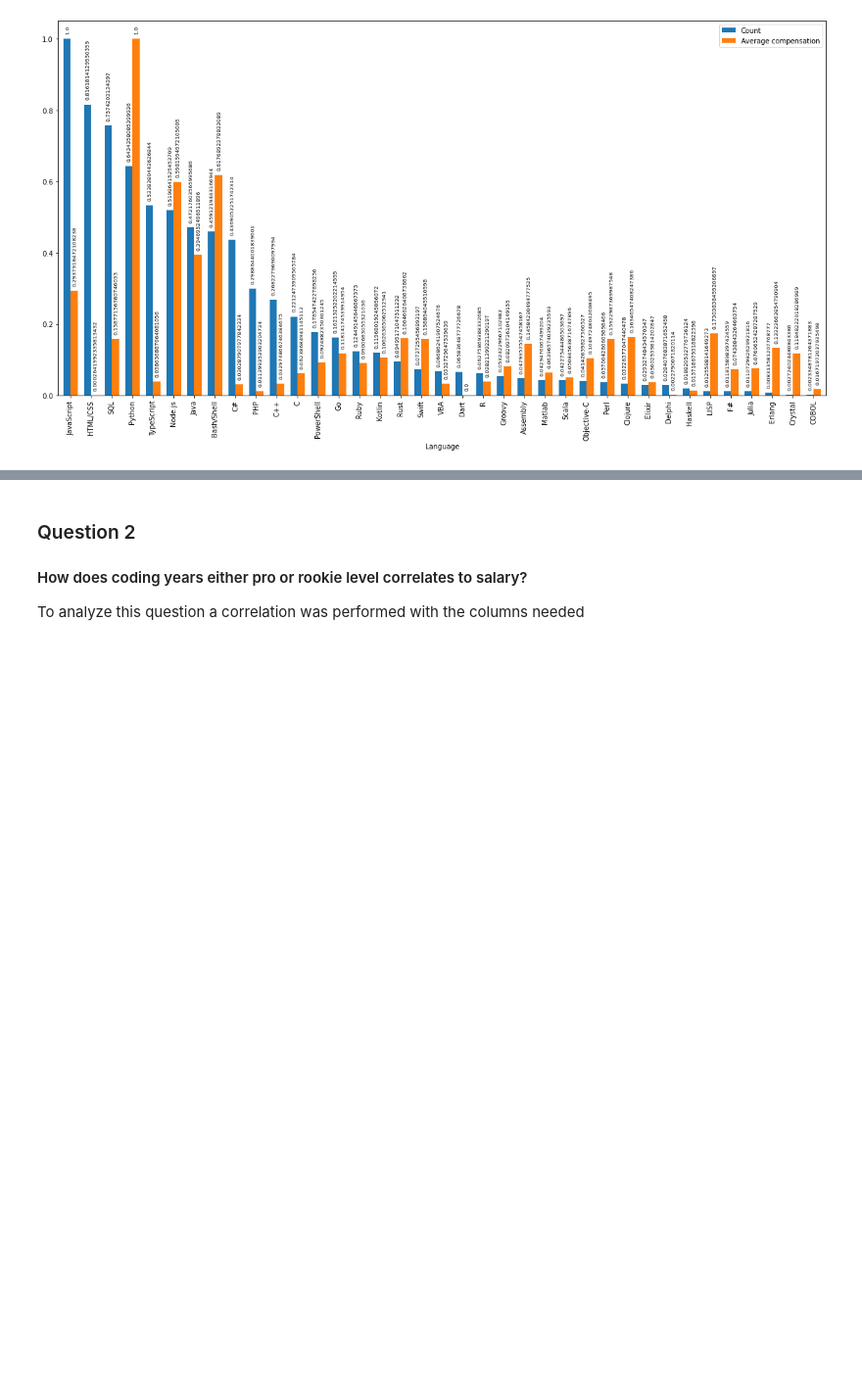
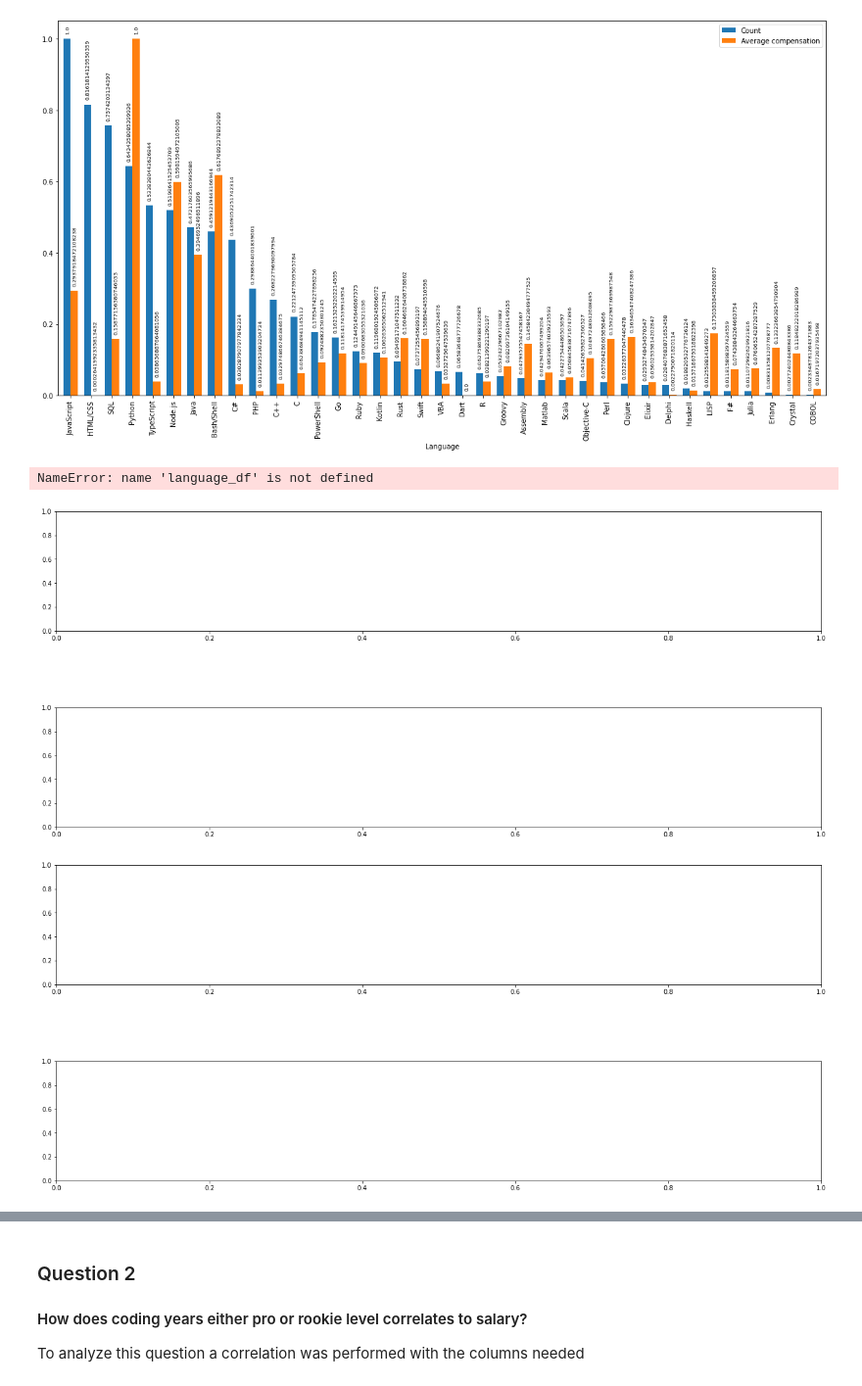
Before and after one commit to GaboG4226/StackOverflowAnalysis, a Jupyter notebook: StackOverflow_analysis.ipynb, the cells around one changed output, grey strips where cells are left out. Shown: that part at 98% size. Saved outputs shown, nothing was run; the diff lists cells and outputs as text; code cells hidden in the pictures; blank space fills up the shorter version.

```diff
--- a/StackOverflow_analysis.ipynb
+++ b/StackOverflow_analysis.ipynb
@@ -207,3 +252,25 @@ for p in ax_languages3.patches:
     an.set_rotation(90)
 # %% [output]
 [figure]
+# %%
+# Figure creation
+fig_languages, ax_languages = plt.subplots(2, 1, figsize=q1_figsize)
+fig_languages.tight_layout(pad=q1_padding)
+
+fig_languages2, ax_languages2 = plt.subplots(2, 1, figsize=q1_figsize)
+fig_languages2.tight_layout(pad=q1_padding)
+
+# Dropping APL language as it has a gigantic value in comparison with others
+language_df2 = language_df.drop(language_df[language_df['Language'] == "APL"].index)
+
+# Plotting in order by best compensated language
+language_df2.plot(x='Language', y=['Count','Average compensation'], kind='bar', width=q1_width, figsize=q1_figsize, ax=ax_languages, subplots=True)
+
+# Copying last dataframe to plot in order by most people using a language
+language_df3 = language_df2
+language_df3.sort_values(by=['Count'], inplace=True, ascending=False)
+language_df3.plot(x='Language', y=['Count','Average compensation'], kind='bar', width=q1_width, figsize=q1_figsize, ax=ax_languages2, subplots=True)
+# %% [output]
+NameError: name 'language_df' is not defined
+[figure, added]
+[figure, added]
```
Also changed, not shown: parts of 19 cells of this notebook, 2 other files.
